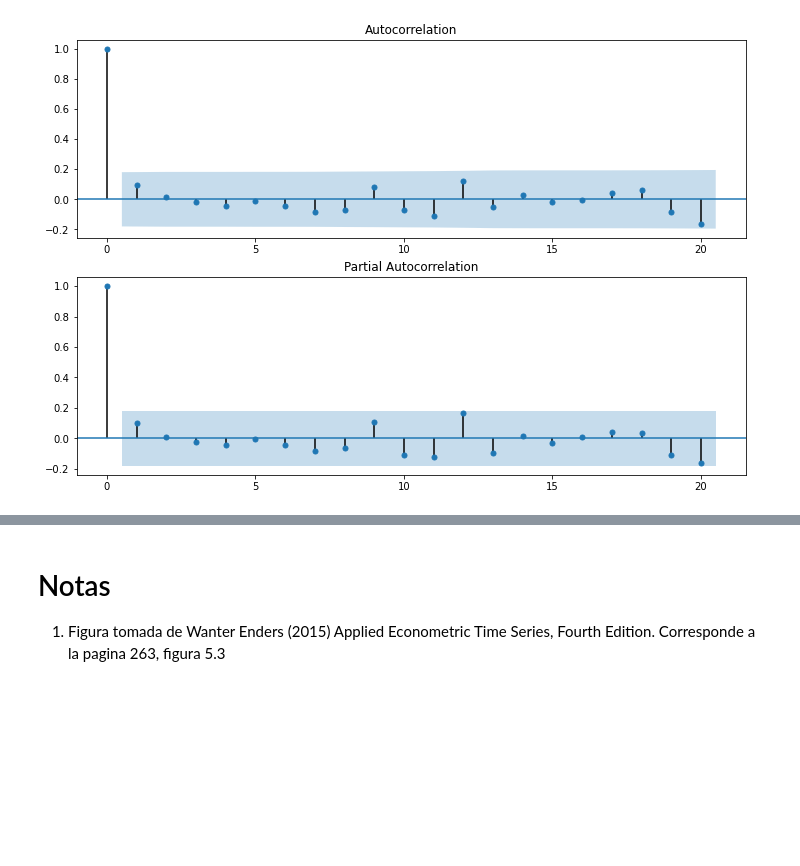
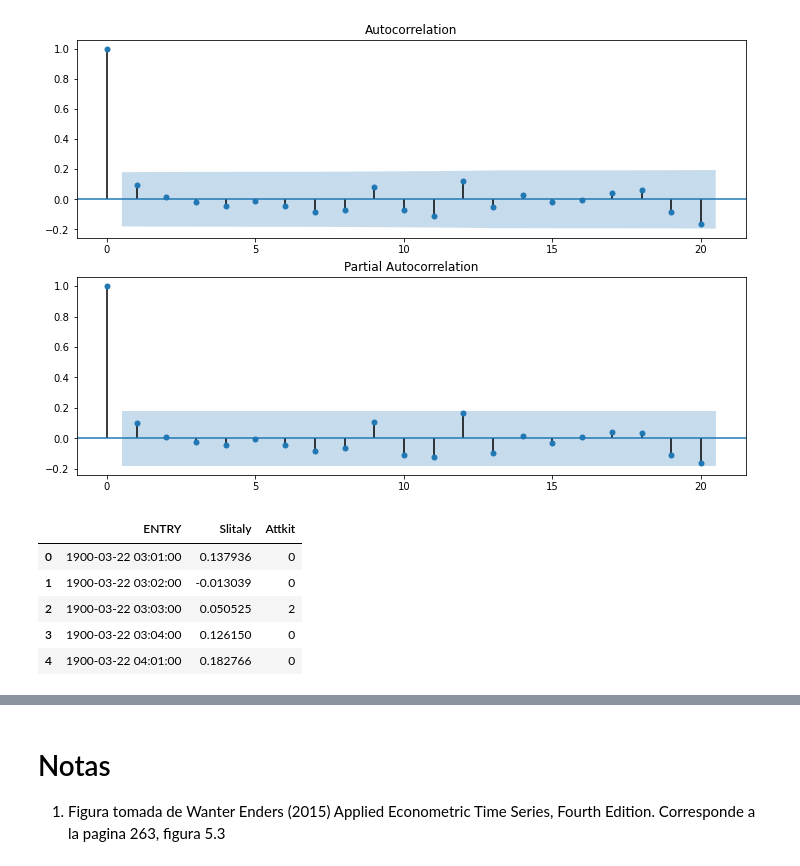
Before and after one commit to jslr1997/ECOG2046, a Jupyter notebook: notebooks/7_Analisis_Intervencion.ipynb, the cells around one changed output, grey strips where cells are left out. Drawn from its saved outputs; the diff is of its cells as text; code cells hidden in the pictures; blank space fills up the shorter version.

```diff
--- a/notebooks/7_Analisis_Intervencion.ipynb
+++ b/notebooks/7_Analisis_Intervencion.ipynb
@@ -480,0 +483,9 @@ fig = sm.graphics.tsa.plot_pacf(resid3, lags=20, ax=ax2)
+# %%
+italy.head()
+# %% [output]
+|  | ENTRY | Slitaly | Attkit |
+| 0 | 1900-03-22 03:01:00 | 0.137936 | 0 |
+| 1 | 1900-03-22 03:02:00 | -0.013039 | 0 |
+| 2 | 1900-03-22 03:03:00 | 0.050525 | 2 |
+| 3 | 1900-03-22 03:04:00 | 0.126150 | 0 |
+| 4 | 1900-03-22 04:01:00 | 0.182766 | 0 |
```
Also changed, not shown: parts of 2 cells of this notebook, 2 other files.
